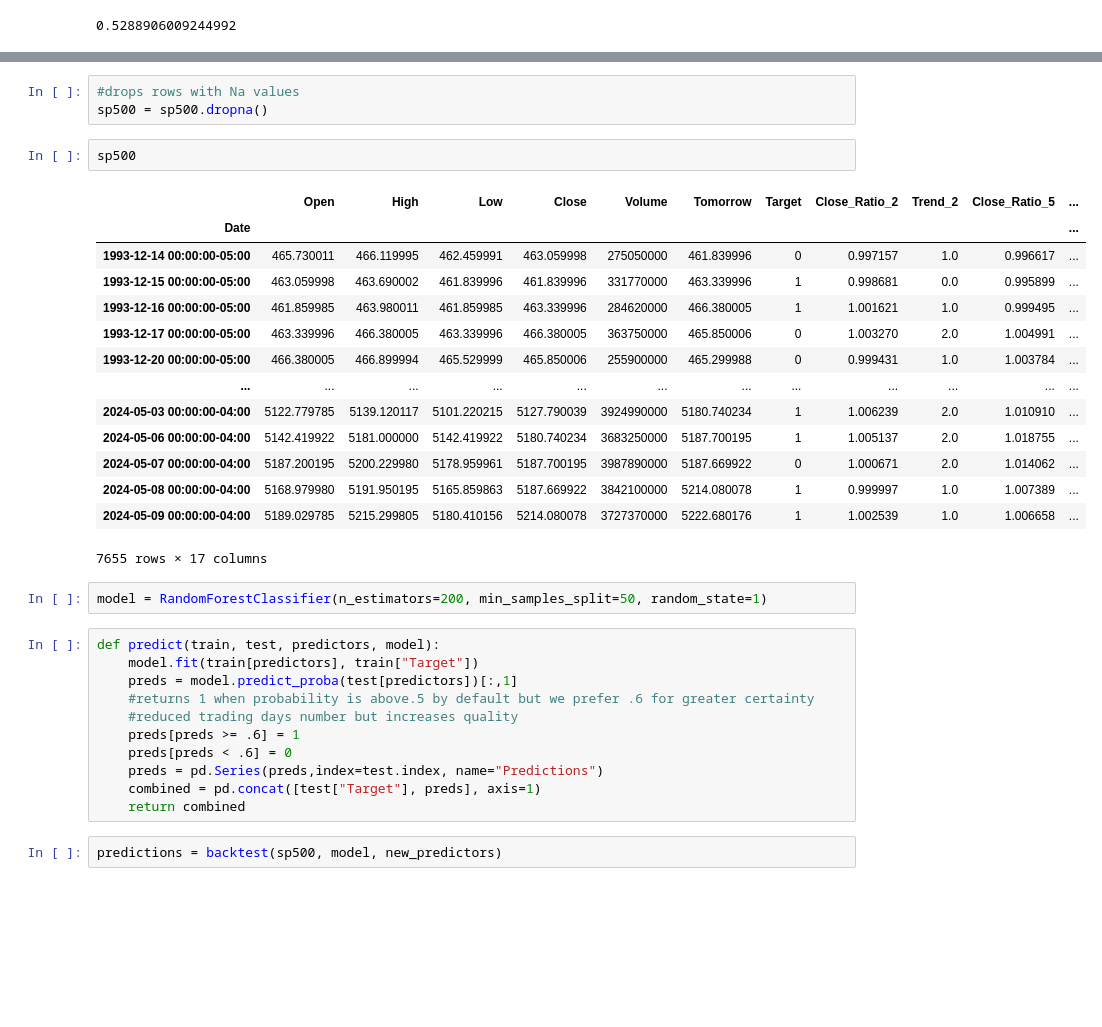
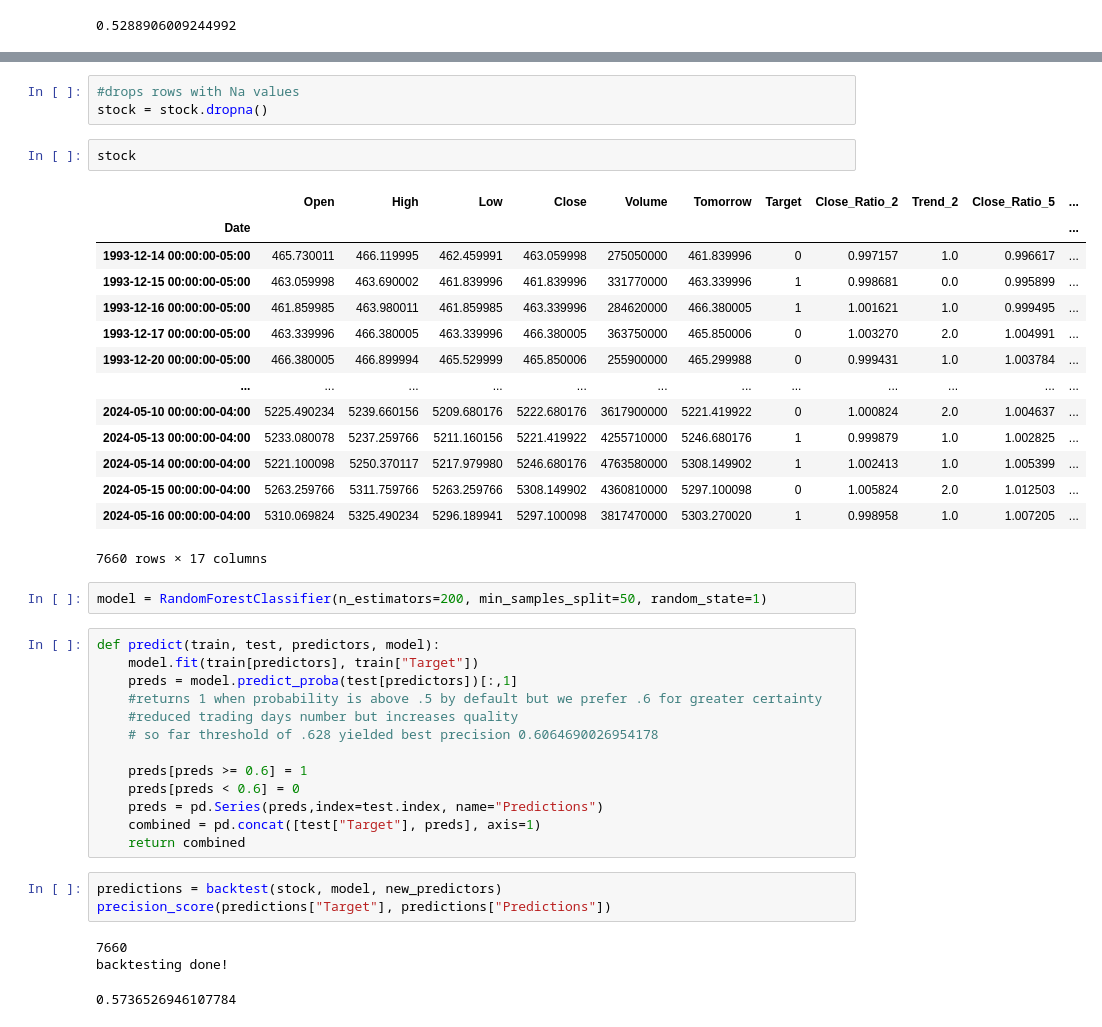
Before and after one commit to sebastiangalloway/MLstockpredictor, a Jupyter notebook: stonks.ipynb, the cells around one changed output, grey strips where cells are left out. Saved outputs shown, nothing was run; the diff lists cells and outputs as text; blank space fills up the shorter version.

```diff
--- a/stonks.ipynb
+++ b/stonks.ipynb
@@ -242,38 +167,45 @@ sp500
 # %%
 #drops rows with Na values
-sp500 = sp500.dropna()
+stock = stock.dropna()
-# %%
-sp500
-# %% [output]
-|  | Open | High | Low | Close | Volume | Tomorrow | Target | Close_Ratio_2 | Trend_2 | Close_Ratio_5 | ... |
-| Date |  |  |  |  |  |  |  |  |  |  | ... |
-| 1993-12-14 00:00:00-05:00 | 465.730011 | 466.119995 | 462.459991 | 463.059998 | 275050000 | 461.839996 | 0 | 0.997157 | 1.0 | 0.996617 | ... |
-| 1993-12-15 00:00:00-05:00 | 463.059998 | 463.690002 | 461.839996 | 461.839996 | 331770000 | 463.339996 | 1 | 0.998681 | 0.0 | 0.995899 | ... |
-| 1993-12-16 00:00:00-05:00 | 461.859985 | 463.980011 | 461.859985 | 463.339996 | 284620000 | 466.380005 | 1 | 1.001621 | 1.0 | 0.999495 | ... |
-| 1993-12-17 00:00:00-05:00 | 463.339996 | 466.380005 | 463.339996 | 466.380005 | 363750000 | 465.850006 | 0 | 1.003270 | 2.0 | 1.004991 | ... |
-| 1993-12-20 00:00:00-05:00 | 466.380005 | 466.899994 | 465.529999 | 465.850006 | 255900000 | 465.299988 | 0 | 0.999431 | 1.0 | 1.003784 | ... |
-| ... | ... | ... | ... | ... | ... | ... | ... | ... | ... | ... | ... |
-| 2024-05-03 00:00:00-04:00 | 5122.779785 | 5139.120117 | 5101.220215 | 5127.790039 | 3924990000 | 5180.740234 | 1 | 1.006239 | 2.0 | 1.010910 | ... |
-| 2024-05-06 00:00:00-04:00 | 5142.419922 | 5181.000000 | 5142.419922 | 5180.740234 | 3683250000 | 5187.700195 | 1 | 1.005137 | 2.0 | 1.018755 | ... |
-| 2024-05-07 00:00:00-04:00 | 5187.200195 | 5200.229980 | 5178.959961 | 5187.700195 | 3987890000 | 5187.669922 | 0 | 1.000671 | 2.0 | 1.014062 | ... |
-| 2024-05-08 00:00:00-04:00 | 5168.979980 | 5191.950195 | 5165.859863 | 5187.669922 | 3842100000 | 5214.080078 | 1 | 0.999997 | 1.0 | 1.007389 | ... |
-| 2024-05-09 00:00:00-04:00 | 5189.029785 | 5215.299805 | 5180.410156 | 5214.080078 | 3727370000 | 5222.680176 | 1 | 1.002539 | 1.0 | 1.006658 | ... |
-7655 rows × 17 columns
+# %%
+stock
+# %% [output]
+|  | Open | High | Low | Close | Volume | Tomorrow | Target | Close_Ratio_2 | Trend_2 | Close_Ratio_5 | ... |
+| Date |  |  |  |  |  |  |  |  |  |  | ... |
+| 1993-12-14 00:00:00-05:00 | 465.730011 | 466.119995 | 462.459991 | 463.059998 | 275050000 | 461.839996 | 0 | 0.997157 | 1.0 | 0.996617 | ... |
+| 1993-12-15 00:00:00-05:00 | 463.059998 | 463.690002 | 461.839996 | 461.839996 | 331770000 | 463.339996 | 1 | 0.998681 | 0.0 | 0.995899 | ... |
+| 1993-12-16 00:00:00-05:00 | 461.859985 | 463.980011 | 461.859985 | 463.339996 | 284620000 | 466.380005 | 1 | 1.001621 | 1.0 | 0.999495 | ... |
+| 1993-12-17 00:00:00-05:00 | 463.339996 | 466.380005 | 463.339996 | 466.380005 | 363750000 | 465.850006 | 0 | 1.003270 | 2.0 | 1.004991 | ... |
+| 1993-12-20 00:00:00-05:00 | 466.380005 | 466.899994 | 465.529999 | 465.850006 | 255900000 | 465.299988 | 0 | 0.999431 | 1.0 | 1.003784 | ... |
+| ... | ... | ... | ... | ... | ... | ... | ... | ... | ... | ... | ... |
+| 2024-05-10 00:00:00-04:00 | 5225.490234 | 5239.660156 | 5209.680176 | 5222.680176 | 3617900000 | 5221.419922 | 0 | 1.000824 | 2.0 | 1.004637 | ... |
+| 2024-05-13 00:00:00-04:00 | 5233.080078 | 5237.259766 | 5211.160156 | 5221.419922 | 4255710000 | 5246.680176 | 1 | 0.999879 | 1.0 | 1.002825 | ... |
+| 2024-05-14 00:00:00-04:00 | 5221.100098 | 5250.370117 | 5217.979980 | 5246.680176 | 4763580000 | 5308.149902 | 1 | 1.002413 | 1.0 | 1.005399 | ... |
+| 2024-05-15 00:00:00-04:00 | 5263.259766 | 5311.759766 | 5263.259766 | 5308.149902 | 4360810000 | 5297.100098 | 0 | 1.005824 | 2.0 | 1.012503 | ... |
+| 2024-05-16 00:00:00-04:00 | 5310.069824 | 5325.490234 | 5296.189941 | 5297.100098 | 3817470000 | 5303.270020 | 1 | 0.998958 | 1.0 | 1.007205 | ... |
+7660 rows × 17 columns
 # %%
 model = RandomForestClassifier(n_estimators=200, min_samples_split=50, random_state=1)
 # %%
 def predict(train, test, predictors, model):
     model.fit(train[predictors], train["Target"])
     preds = model.predict_proba(test[predictors])[:,1]
-    #returns 1 when probability is above.5 by default but we prefer .6 for greater certainty
+    #returns 1 when probability is above .5 by default but we prefer .6 for greater certainty
     #reduced trading days number but increases quality
-    preds[preds >= .6] = 1
-    preds[preds < .6] = 0
+    # so far threshold of .628 yielded best precision 0.6064690026954178
+
+    preds[preds >= 0.6] = 1
+    preds[preds < 0.6] = 0
     preds = pd.Series(preds,index=test.index, name="Predictions")
     combined = pd.concat([test["Target"], preds], axis=1)
     return combined
 # %%
-predictions = backtest(sp500, model, new_predictors)
+predictions = backtest(stock, model, new_predictors)
+precision_score(predictions["Target"], predictions["Predictions"])
+# %% [output]
+7660
+backtesting done!
+0.5736526946107784
 # %%
 predictions["Predictions"].value_counts()
 # %% [output]
```
Also changed, not shown: parts of 33 cells of this notebook, 1 other file.
